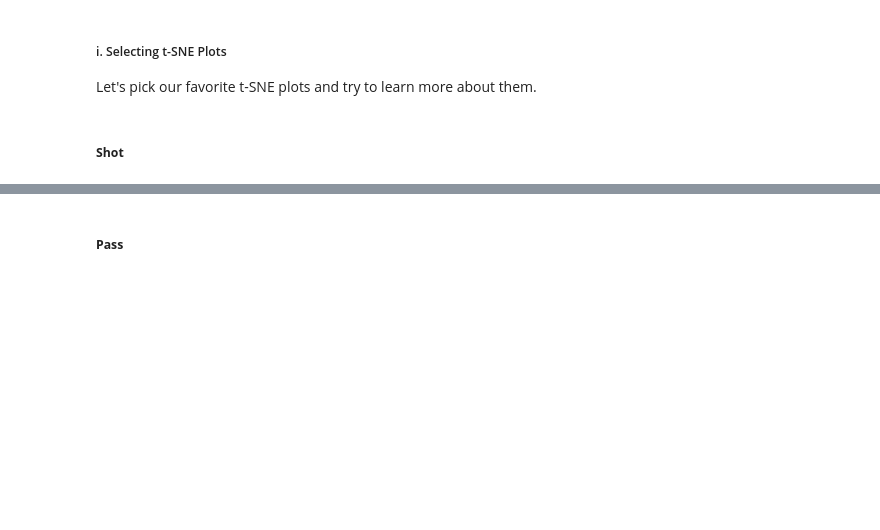
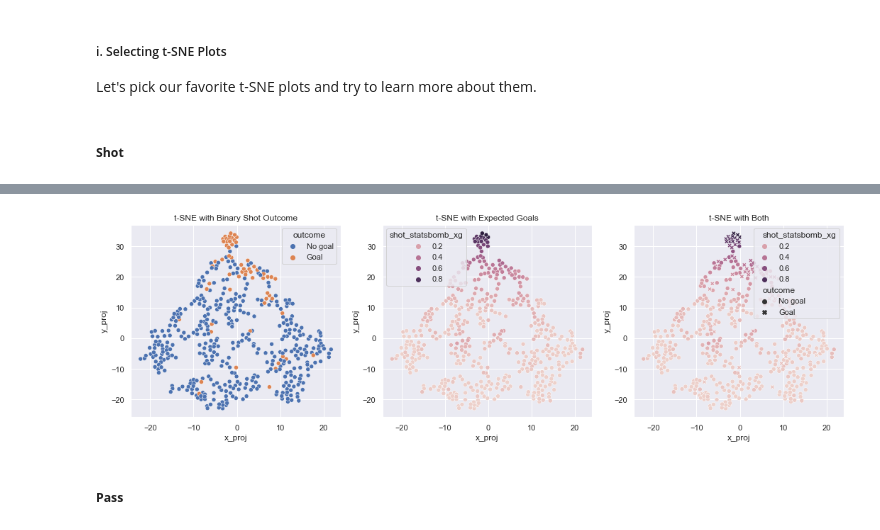
Before and after one commit to lucas-nelson-uiuc/stat430_unsupervised_project, a Jupyter notebook: soccer_project.ipynb, the cells around one changed output, grey strips where cells are left out. Drawn from its saved outputs; the diff is of its cells as text; code cells hidden in the pictures; blank space fills up the shorter version.

```diff
--- a/soccer_project.ipynb
+++ b/soccer_project.ipynb
@@ -327,20 +317,36 @@ plt.show()
 # %%
-perp, rs = 20, 433
+perp, rs = 30, 95
+
+# pf.plt_tsne_subplots(
+#     master_tsne_shot,
+#     n_rows=1,
+#     n_cols=1,
+#     perps=[20],
+#     rss=[433],
+#     drop_cols=['shot_outcome', 'outcome']
+#     )
+
+tsne_shot_scaled = pd.DataFrame(
+    StandardScaler().fit_transform(master_tsne_shot.drop(columns=['shot_outcome', 'outcome', 'binary_outcome'])),
+    columns=['shot_statsbomb_xg', 'location_x', 'location_y']
+)
 
 shot_tsne = TSNE(n_components=2, perplexity=perp, random_state=rs)
-shot_tsne_fit = shot_tsne.fit_transform(master_tsne_shot.drop(columns=['shot_outcome', 'outcome']))
+shot_tsne_fit = shot_tsne.fit_transform(tsne_shot_scaled)
 shot_tsne_data = pd.DataFrame(shot_tsne_fit, columns=['x_proj', 'y_proj'])
 
 f, axs = plt.subplots(nrows=1, ncols=3, figsize=(18,5))
 shot_tsne_data['shot_statsbomb_xg'] = master_tsne_shot['shot_statsbomb_xg'].reset_index(drop=True)
 shot_tsne_data['outcome'] = master_tsne_shot['outcome'].reset_index(drop=True)
 sns.scatterplot(x='x_proj', y='y_proj', hue='outcome', data=shot_tsne_data, ax=axs[0])
 sns.scatterplot(x='x_proj', y='y_proj', hue='shot_statsbomb_xg', data=shot_tsne_data, ax=axs[1])
 sns.scatterplot(x='x_proj', y='y_proj', hue='shot_statsbomb_xg', style='outcome', data=shot_tsne_data, ax=axs[2])
 axs[0].set_title('t-SNE with Binary Shot Outcome')
 axs[1].set_title('t-SNE with Expected Goals')
 axs[2].set_title('t-SNE with Both')
 plt.show()
+# %% [output]
+[figure, added]
 # %% [markdown]
 ##### **Pass**
 # %%
```
Also changed, not shown: parts of 28 cells of this notebook, 8 other files.
